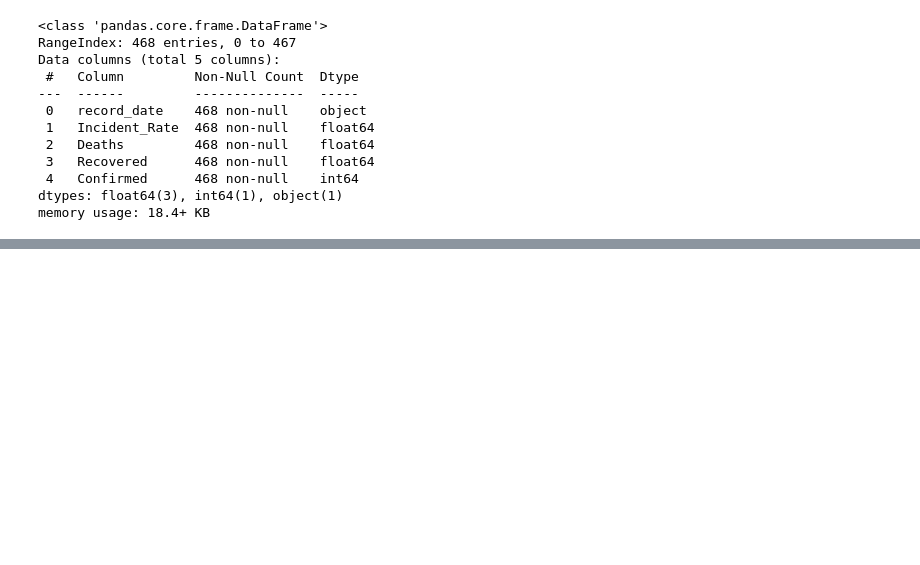
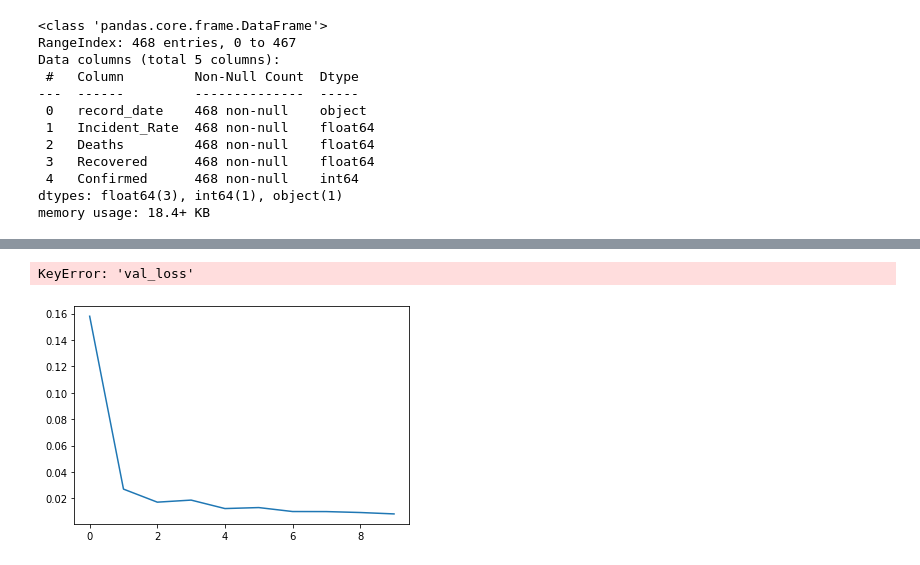
Before and after one commit to imamitsehgal/ThesisLJMU, a Jupyter notebook: ThesisProject.ipynb, the cells around one changed output, grey strips where cells are left out. Cells and saved outputs as stored; diff of their text form; code cells hidden in the pictures; blank space fills up the shorter version.

Commit message:
Updates for the LSTM

```diff
--- a/ThesisProject.ipynb
+++ b/ThesisProject.ipynb
@@ -361,0 +443,15 @@ SaveData(covid_sum,'./clean_covid','clean_covid')
+# %%
+X_train = []
+y_train = []
+type(X_train)
+for i in range(15, 337):
+    X_train.append(training_set_scaled[i-15:i])
+    y_train.append(training_set_scaled[i, 0])
+X_train, y_train = np.array(X_train), np.array(y_train)
+#np.expand_dims(X_train,)
+print(X_train.shape)
+#X_train = np.reshape(X_train, (X_train.shape[1], X_train.shape[2], 1))
+
+
+X_train[0]
+y_train[0]
@@ -361,0 +461,14 @@ SaveData(covid_sum,'./clean_covid','clean_covid')
+# %%
+regressor = Sequential()
+regressor.add(LSTM(units = 50, return_sequences = True,r hinput_shape = (X_train.shape[1],X_train.shape[2])))
+regressor.add(Dropout(0.2))
+regressor.add(LSTM(units = 50, return_sequences = True))
+regressor.add(Dropout(0.2))
+regressor.add(LSTM(units = 50, return_sequences = True))
+regressor.add(Dropout(0.2))
+regressor.add(LSTM(units = 50))
+regressor.add(Dropout(0.2))
+regressor.add(Dense(units = 1))
+# %%
+regressor.compile(optimizer = 'adam', loss = 'mean_squared_error')
+regressor.fit(X_train, y_train, epochs = 100, batch_size = 32)
@@ -361,0 +505,14 @@ SaveData(covid_sum,'./clean_covid','clean_covid')
+# %%
+def plot_loss(history):
+  plt.plot(history.history['loss'], label='loss')
+  plt.plot(history.history['val_loss'], label='val_loss')
+  plt.ylim([0, 10])
+  plt.xlabel('Epoch')
+  plt.ylabel('Error [MPG]')
+  plt.legend()
+  plt.grid(True)
+# %%
+plot_loss(regressor.history)
+# %% [output]
+KeyError: 'val_loss'
+[figure, added]
```
Also changed, not shown: parts of 21 cells of this notebook, 40 other files.
